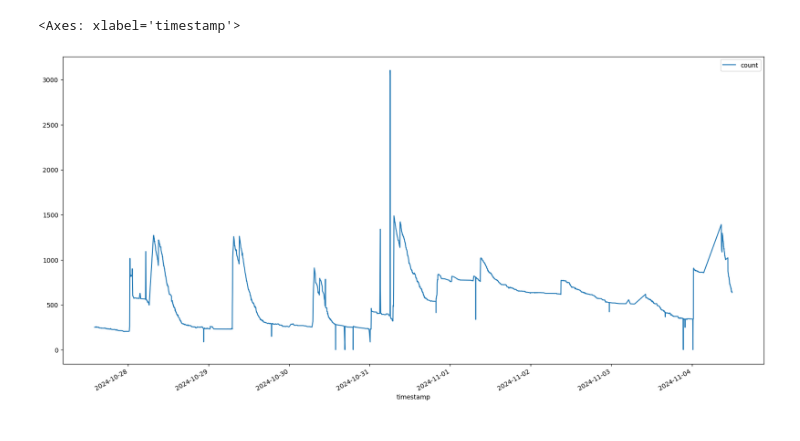
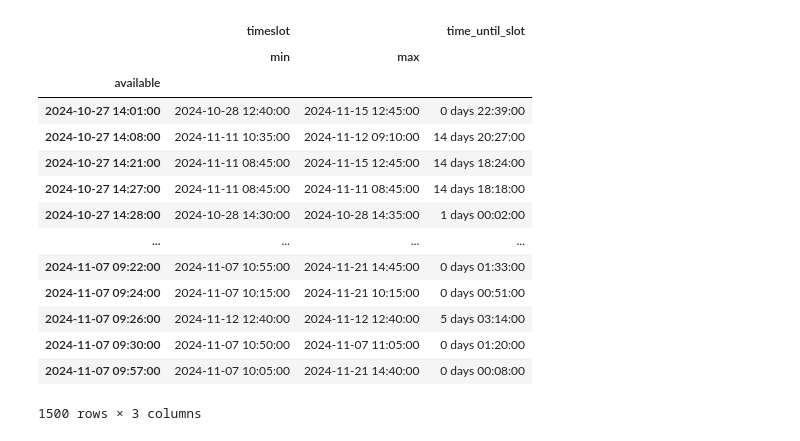
Before and after one commit to davidkempkens/appointment-scraper, a Jupyter notebook: dashboard_v2.ipynb, the cells around one changed output. Cells and saved outputs as stored; diff of their text form; code cells hidden in the pictures.

```diff
--- a/dashboard_v2.ipynb
+++ b/dashboard_v2.ipynb
@@ -127,5 +103,22 @@ count_df
-# %%
-count_df.plot(x="timestamp", y="count", kind="line",figsize=(20,10))
-# %% [output]
-<Axes: xlabel='timestamp'>
-[figure, removed]
+# %%
+time_until_slot = df.groupby(by="available").agg({"timeslot": ["min","max"]})
+
+time_until_slot["time_until_slot"] = time_until_slot["timeslot"]["min"] - time_until_slot.index
+
+time_until_slot
+# %% [output]
+|  | timeslot |  | time_until_slot |
+|  | min | max |  |
+| available |  |  |  |
+| 2024-10-27 14:01:00 | 2024-10-28 12:40:00 | 2024-11-15 12:45:00 | 0 days 22:39:00 |
+| 2024-10-27 14:08:00 | 2024-11-11 10:35:00 | 2024-11-12 09:10:00 | 14 days 20:27:00 |
+| 2024-10-27 14:21:00 | 2024-11-11 08:45:00 | 2024-11-15 12:45:00 | 14 days 18:24:00 |
+| 2024-10-27 14:27:00 | 2024-11-11 08:45:00 | 2024-11-11 08:45:00 | 14 days 18:18:00 |
+| 2024-10-27 14:28:00 | 2024-10-28 14:30:00 | 2024-10-28 14:35:00 | 1 days 00:02:00 |
+| ... | ... | ... | ... |
+| 2024-11-07 09:22:00 | 2024-11-07 10:55:00 | 2024-11-21 14:45:00 | 0 days 01:33:00 |
+| 2024-11-07 09:24:00 | 2024-11-07 10:15:00 | 2024-11-21 10:15:00 | 0 days 00:51:00 |
+| 2024-11-07 09:26:00 | 2024-11-12 12:40:00 | 2024-11-12 12:40:00 | 5 days 03:14:00 |
+| 2024-11-07 09:30:00 | 2024-11-07 10:50:00 | 2024-11-07 11:05:00 | 0 days 01:20:00 |
+| 2024-11-07 09:57:00 | 2024-11-07 10:05:00 | 2024-11-21 14:40:00 | 0 days 00:08:00 |
+1500 rows × 3 columns
```
Also changed, not shown: parts of 8 cells of this notebook.
